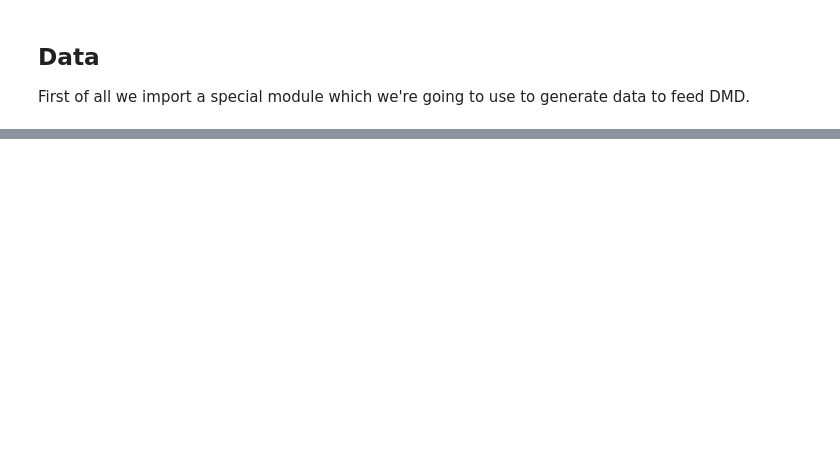
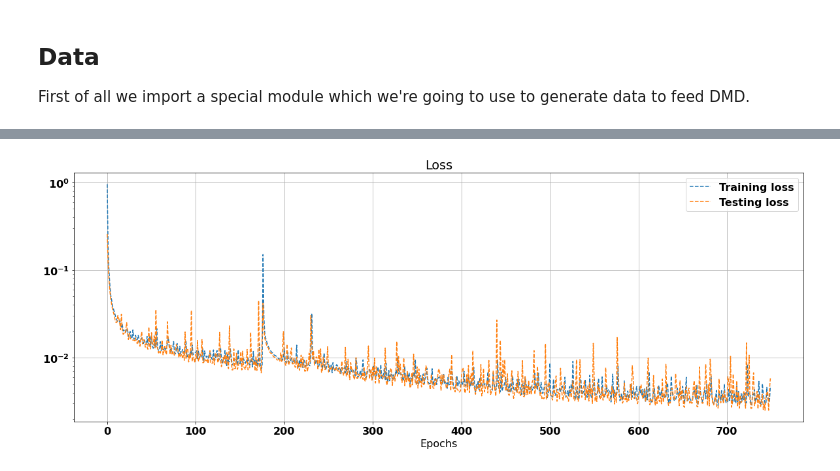
Before and after one commit to PyDMD/glappo, a Jupyter notebook: notebooks/dldmd.ipynb, the cells around one changed output, grey strips where cells are left out. Drawn from its saved outputs; the diff is of its cells as text; code cells hidden in the pictures; blank space fills up the shorter version.

```diff
--- a/notebooks/dldmd.ipynb
+++ b/notebooks/dldmd.ipynb
@@ -352,0 +373,24 @@ train_dldmd(dldmd, training_data, test_data, epochs=100)
+# %%
+import matplotlib.pyplot as plt
+import matplotlib
+font = {'family' : 'normal',
+        'weight' : 'bold',
+        'size'   : 16}
+matplotlib.rc('font', **font)
+
+train_loss = np.load("../src/duffing_train_loss.npy")
+testing_loss = np.load("../src/duffing_eval_loss.npy")
+
+plt.figure(figsize=(20,7))
+plt.plot(train_loss, '--', label='Training loss')
+plt.plot(eval_loss, '--', label='Testing loss')
+
+plt.grid()
+plt.xlabel('Epochs')
+plt.legend()
+plt.yscale('log')
+plt.title('Loss')
+
+plt.show()
+# %% [output]
+[figure, added]
```
Also changed, not shown: parts of 31 cells of this notebook, 2 other files.
